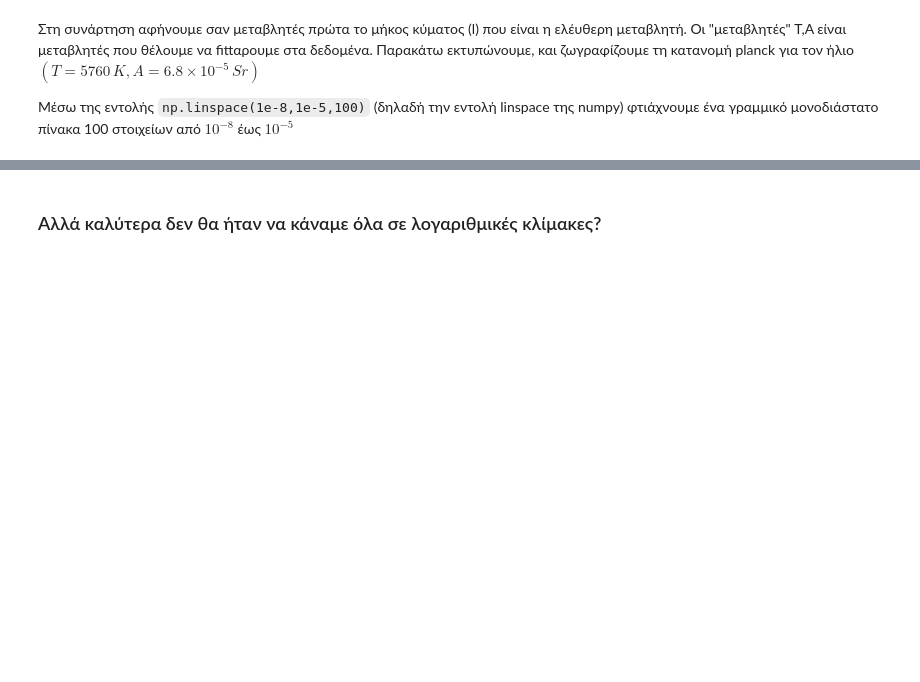
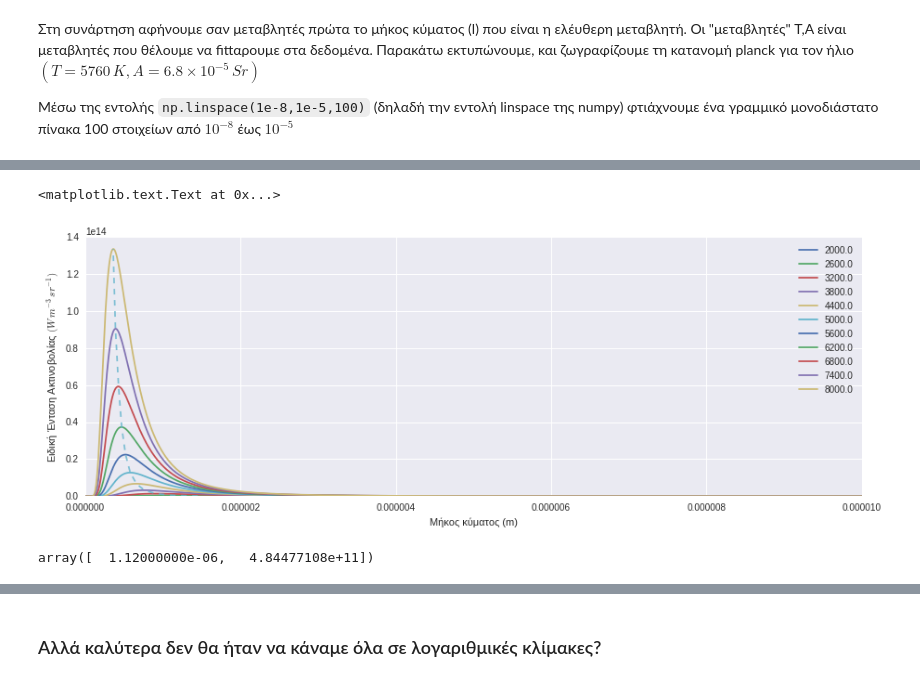
Before and after one commit to Mixpap/tped, a Jupyter notebook: Hlios.ipynb, the cells around one changed output, grey strips where cells are left out. Cells and saved outputs as stored; diff of their text form; code cells hidden in the pictures; blank space fills up the shorter version.

```diff
--- a/Hlios.ipynb
+++ b/Hlios.ipynb
@@ -76,0 +104,21 @@ plt.plot(wavelengths,planck(wavelengths,5750.0,6.8e-5))
+# %%
+Temps=np.linspace(2.0,8.0,11)*1e3
+m=[] #Εδώ Ορίζουμε μια λίστα της Python. Προσέξτε οτι δεν χρειάζεται να ορίσουμε το μέγεθος της.
+plt.figure(figsize=(15,5))
+for T in Temps:
+    Pl=planck(wavelengths,T,1.0)
+    m.append((wavelengths[Pl.argmax()],Pl.max())) #Εδώ αυξάνουμε κατα ένα στοιχείο τη λίστα.
+    plt.plot(wavelengths,Pl,label=T)
+
+m=np.array(m) #Μετατρέπουμε τη λίστα της Python σε Numpy array
+plt.plot(m[:,0],m[:,1],'--',alpha=0.8) #Χωρίζουμε τη λίστα στα X m[:,0] και Y [:,0]
+plt.legend()
+plt.xlabel(u"Μήκος κύματος (m)")
+plt.ylabel(u"Ειδική Ένταση Ακτινοβολίας $(W\, m^{-3}\, sr^{-1})$")
+# %% [output]
+<matplotlib.text.Text at 0x...>
+[figure, added]
+# %%
+m[1]
+# %% [output]
+array([  1.12000000e-06,   4.84477108e+11])
```
Also changed, not shown: parts of 11 cells of this notebook, 1 other file.
